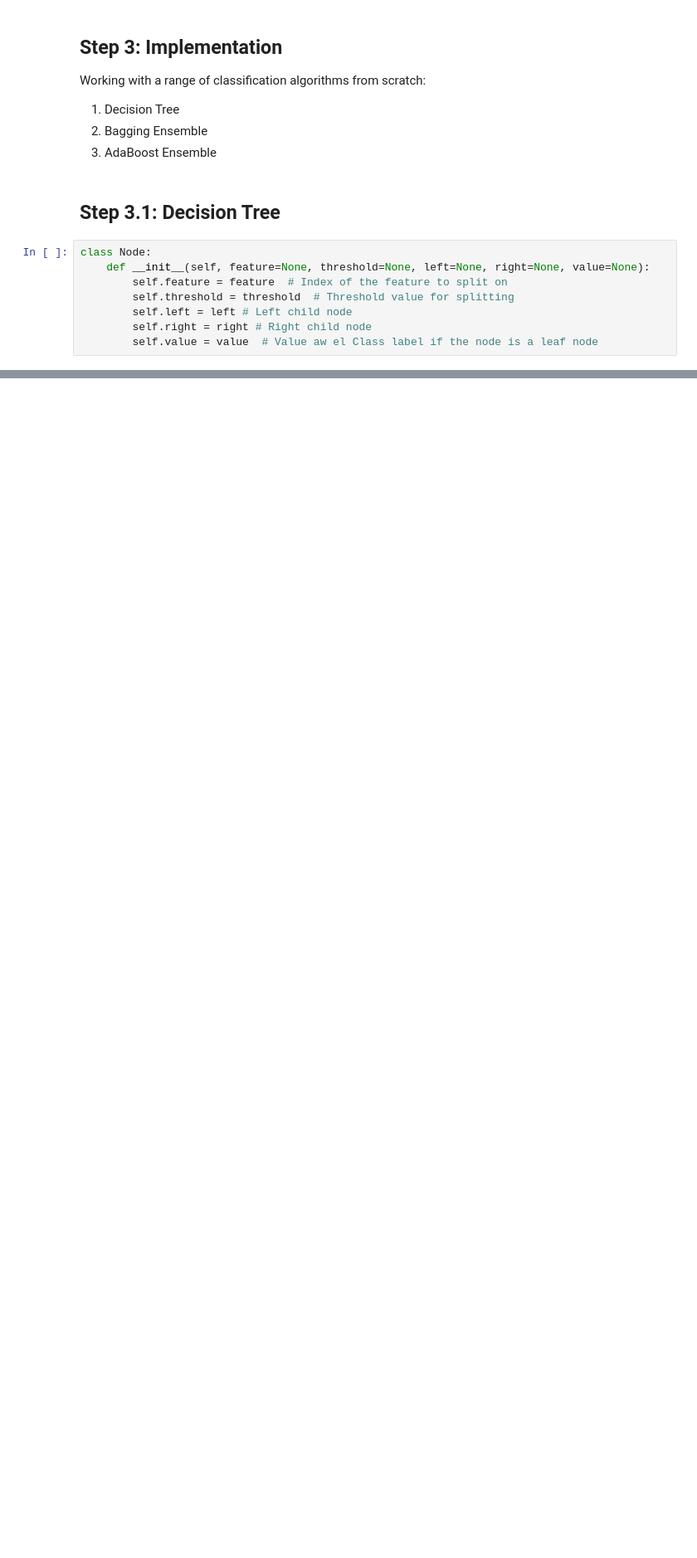
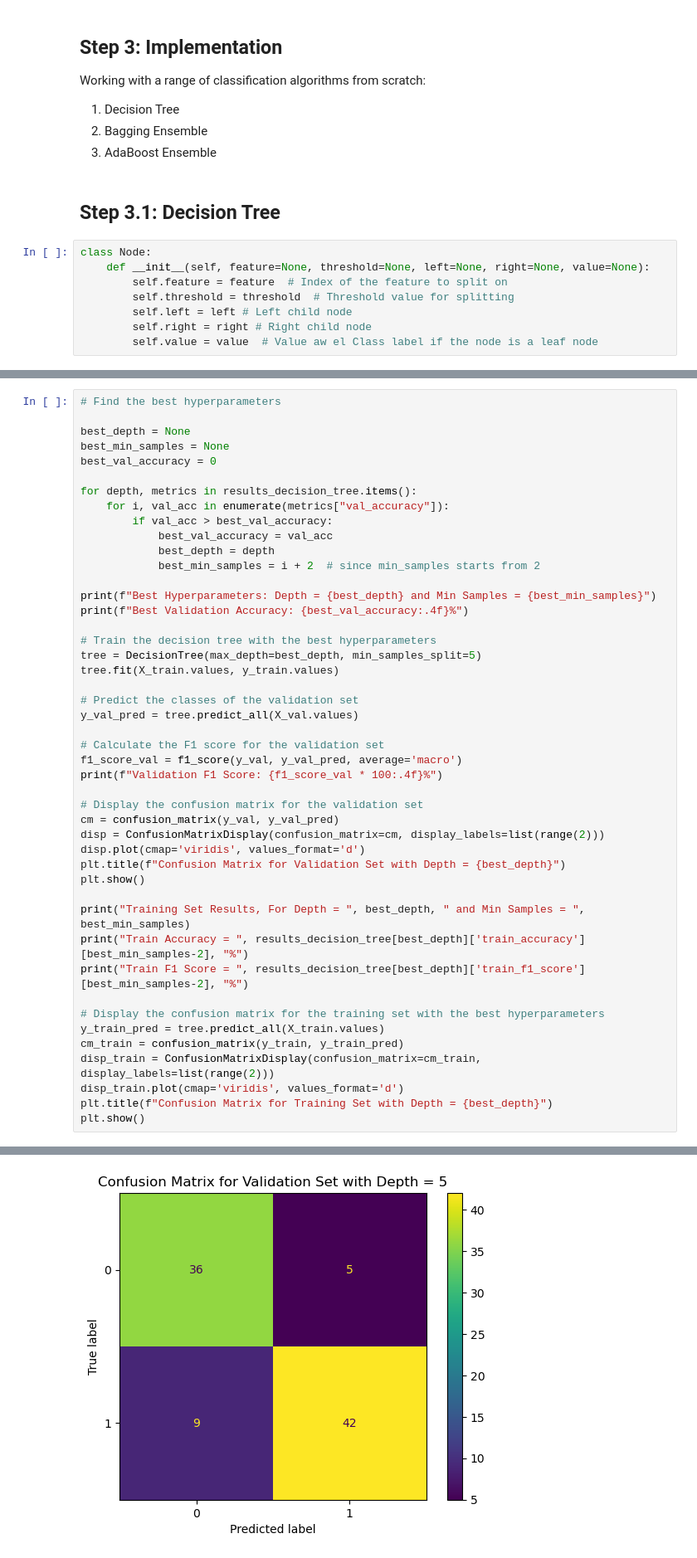
Before and after one commit to ranimeshehata/Heart-Failure-Classification-Problem, a Jupyter notebook: Heart Failure Classification Problem/Classifiers.ipynb, the cells around one changed output, grey strips where cells are left out. Shown at 83% size. Drawn from its saved outputs; the diff is of its cells as text; blank space fills up the shorter version.

Commit message:
hyperparameter tuning, evaluating and visualizing for the best hyperparameters for the decision tree model

```diff
--- a/Heart Failure Classification Problem/Classifiers.ipynb
+++ b/Heart Failure Classification Problem/Classifiers.ipynb
@@ -534,0 +373,47 @@ Validation F1 Score: 83.7363%
+# %%
+# Find the best hyperparameters
+
+best_depth = None
+best_min_samples = None
+best_val_accuracy = 0
+
+for depth, metrics in results_decision_tree.items():
+    for i, val_acc in enumerate(metrics["val_accuracy"]):
+        if val_acc > best_val_accuracy:
+            best_val_accuracy = val_acc
+            best_depth = depth
+            best_min_samples = i + 2  # since min_samples starts from 2
+
+print(f"Best Hyperparameters: Depth = {best_depth} and Min Samples = {best_min_samples}")
+print(f"Best Validation Accuracy: {best_val_accuracy:.4f}%")
+
+# Train the decision tree with the best hyperparameters
+tree = DecisionTree(max_depth=best_depth, min_samples_split=5)
+tree.fit(X_train.values, y_train.values)
+
+# Predict the classes of the validation set
+y_val_pred = tree.predict_all(X_val.values)
+
+# Calculate the F1 score for the validation set
+f1_score_val = f1_score(y_val, y_val_pred, average='macro')
+print(f"Validation F1 Score: {f1_score_val * 100:.4f}%")
+
+# Display the confusion matrix for the validation set
+cm = confusion_matrix(y_val, y_val_pred)
+disp = ConfusionMatrixDisplay(confusion_matrix=cm, display_labels=list(range(2)))
+disp.plot(cmap='viridis', values_format='d')
+plt.title(f"Confusion Matrix for Validation Set with Depth = {best_depth}")
+plt.show()
+
+print("Training Set Results, For Depth = ", best_depth, " and Min Samples = ", best_min_samples)
+print("Train Accuracy = ", results_decision_tree[best_depth]['train_accuracy'][best_min_samples-2], "%")
+print("Train F1 Score = ", results_decision_tree[best_depth]['train_f1_score'][best_min_samples-2], "%")
+
+# Display the confusion matrix for the training set with the best hyperparameters
+y_train_pred = tree.predict_all(X_train.values)
+cm_train = confusion_matrix(y_train, y_train_pred)
+disp_train = ConfusionMatrixDisplay(confusion_matrix=cm_train, display_labels=list(range(2)))
+disp_train.plot(cmap='viridis', values_format='d')
+plt.title(f"Confusion Matrix for Training Set with Depth = {best_depth}")
+plt.show()
+# %% [output]
@@ -534,0 +423 @@ Validation F1 Score: 83.7363%
+[figure, added]
```
Also changed, not shown: parts of 11 cells of this notebook, 1 other file.
